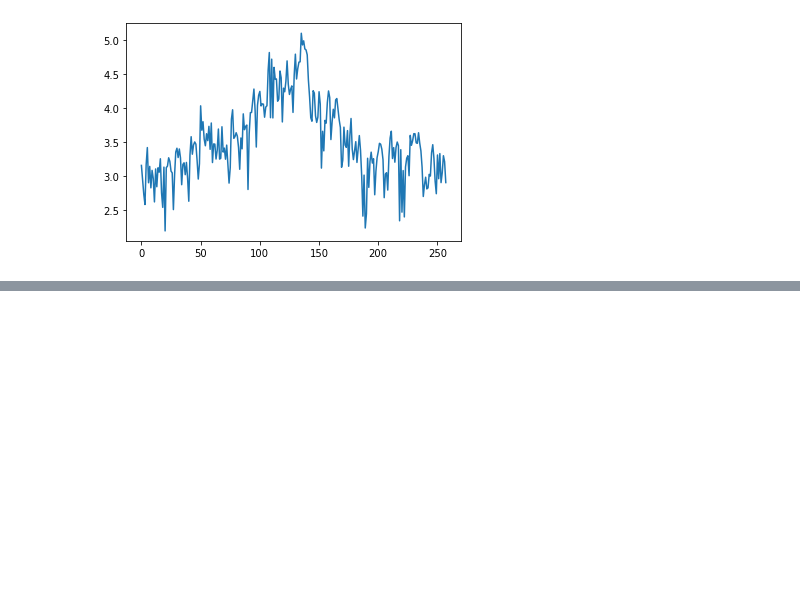
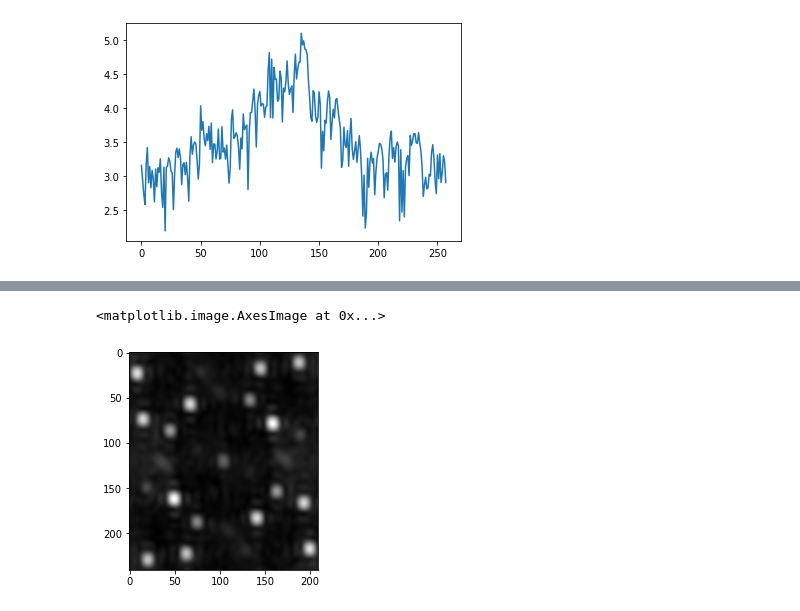
Before and after one commit to Whojo/My_image_denoiser, a Jupyter notebook: fft.ipynb, the cells around one changed output, grey strips where cells are left out. Cells and saved outputs as stored; diff of their text form; code cells hidden in the pictures; blank space fills up the shorter version.

```diff
--- a/fft.ipynb
+++ b/fft.ipynb
@@ -192,0 +86,46 @@ plt.colorbar()
+# %%
+def block_coords(shape, block_size):
+    blocks = []
+    i = 0
+
+    while i < shape[0]:
+        j = 0
+        while j < shape[1]:
+            blocks.append((i, j, *block_size))
+            j += block_size[1]
+        i += block_size[0]
+    return blocks
+# %%
+def sub_images_from_blk_coords(orgn_img, blk_coords):
+    sub_imgs = []
+    shape = orgn_img.shape
+    #blurred = cv2.GaussianBlur(orgn_img, (3,3) ,1)
+    blurred = cv2.medianBlur(orgn_img, 3)
+    for blk_coord in blk_coords:
+        i, j, h, w = blk_coord
+        img = np.zeros(shape, dtype=float)
+        img[i:i+h, j:j+w] = orgn_img[i:i+h, j:j+w]
+        mean_img = np.zeros(shape, dtype=float)
+        mean_img[i:i+h, j:j+w] = blurred[i:i+h, j:j+w]
+        sub_imgs.append(img - mean_img)
+    return sub_imgs
+# %%
+def mean_magn_ffts(ffts):
+    result = np.abs(ffts[0])
+    for fft in ffts[1:]:
+        result = np.abs(fft) + result
+    return result / len(ffts)
+# %%
+def shift_fft(img):
+    return np.fft.fftshift(np.fft.fft2(img))
+# %%
+img_gray = imgs_gray[0]
+blk_coords = block_coords(img_gray.shape, (20,20))
+sub_imgs = sub_images_from_blk_coords(img_gray, blk_coords)
+sub_ffts = [shift_fft(img)  for img in sub_imgs]
+mean_magn = mean_magn_ffts(sub_ffts)
+
+plt.imshow(mean_magn, cmap='gray')
+# %% [output]
+<matplotlib.image.AxesImage at 0x...>
+[figure, added]
```
Also changed, not shown: parts of 33 cells of this notebook.
